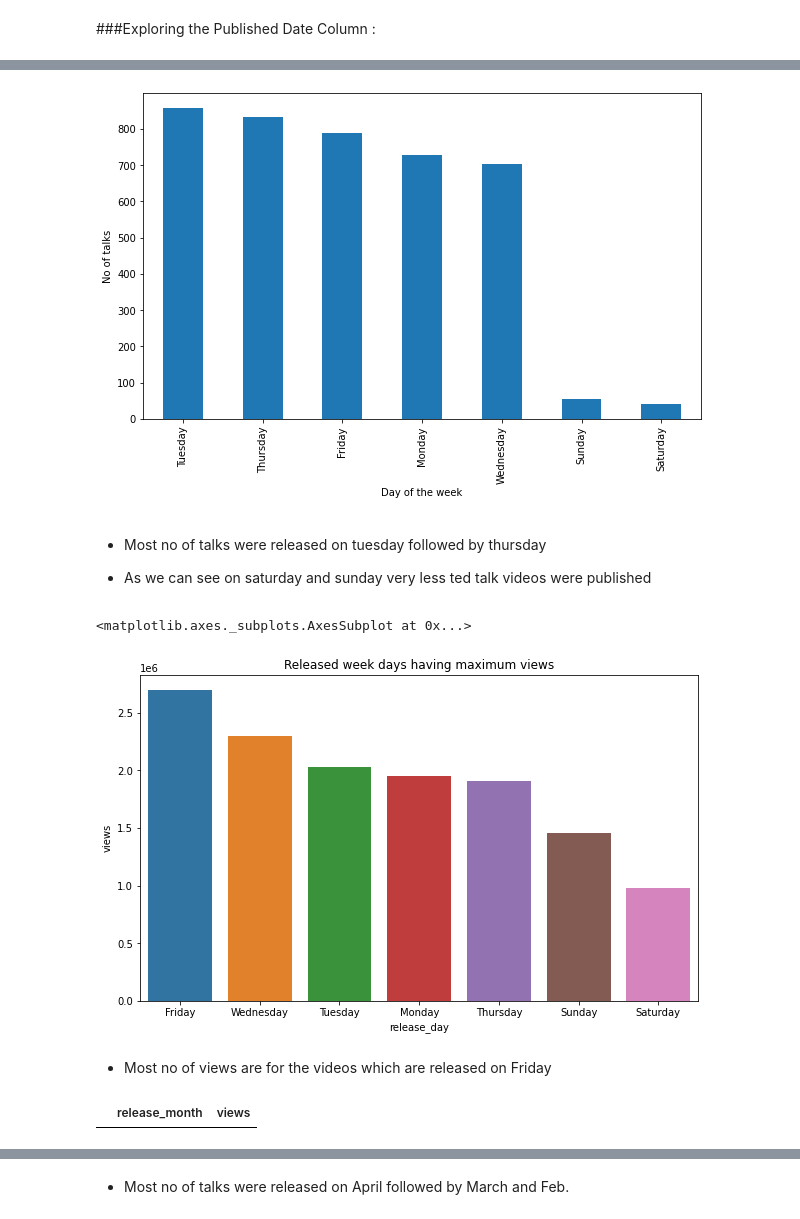
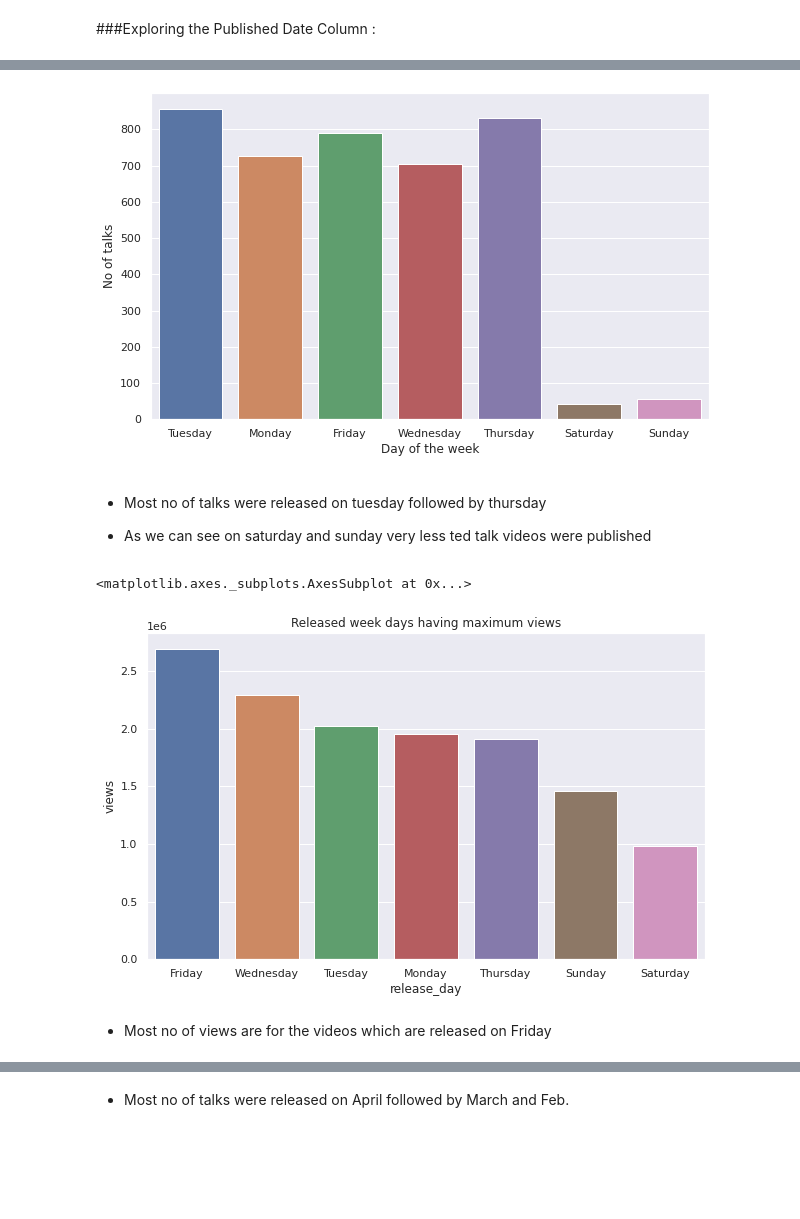
Before and after one commit to Aehteshaam-Shaikh/Ted-Talk-views-prediction, a Jupyter notebook: Ted_Talk_Views_Prediction.ipynb, the cells around one changed output, grey strips where cells are left out. Drawn from its saved outputs; the diff is of its cells as text; code cells hidden in the pictures; blank space fills up the shorter version.

```diff
--- a/Ted_Talk_Views_Prediction.ipynb
+++ b/Ted_Talk_Views_Prediction.ipynb
@@ -103,10 +106,11 @@ Ted_df['about_speakers'][0]
 "{0: 'Nobel Laureate Al Gore focused the world’s attention on the global climate crisis. Now he’s showing us how we’re moving towards real solutions.\\r\\n'}"
 # %% [markdown]
 As the 'about_speakers column gives the description about the speaker which may not be helpful in our journey
+# %%
+Ted_df.drop('about_speakers',axis=1,inplace=True)
 # %%
 Ted_df['recorded_date'].fillna('',inplace=True)
-Ted_df['comments'].fillna('',inplace=True)
-Ted_df['recorded_date'].fillna('',inplace= True)
+Ted_df['comments'].fillna(Ted_df['comments'].mean(),inplace=True)
 Ted_df['all_speakers'].fillna('',inplace= True)
 # %%
 # Setting the Null values in Occupation column to Others Category
@@ -167,11 +170,12 @@ Ted_df['release_day']=Ted_df['release_day'].map(week_day)
 # %%
 # checking the day of the week having maximum release date
 plt.figure(figsize=(10,6))
-Ted_df['release_day'].value_counts().plot(kind='bar');
+sns.set_theme(style="darkgrid")
+ax = sns.countplot(x='release_day', data=Ted_df)
 plt.xlabel('Day of the week')
 plt.ylabel('No of talks');
 # %% [output]
-[figure, old version]
+[figure, new version]
 # %% [markdown]
 * Most no of talks were released on tuesday followed by thursday
 
@@ -184,17 +188,13 @@ plt.title('Released week days having maximum views')
 sns.barplot(x='release_day',y='views',data=views_per_day)
 # %% [output]
 <matplotlib.axes._subplots.AxesSubplot at 0x...>
-[figure, old version]
+[figure, new version]
 # %% [markdown]
 * Most no of views are for the videos which are released on Friday
 # %%
 #encoding release_month column with month names
 month_dict={1:'Jan',2:'Feb',3:'March',4:'April',5:'May',6:'June',7:'July',8:'Aug',9:'Sep',10:'Oct',11:'Nov',12:'Dec'}
 Ted_df['release_month']=Ted_df['release_month'].map(month_dict)
-# %%
-views_per_month
-# %% [output]
-|  | release_month | views |
 # %%
 #checking months having maximum release
 plt.figure(figsize=(10,7))
```
Also changed, not shown: parts of 23 cells of this notebook.
